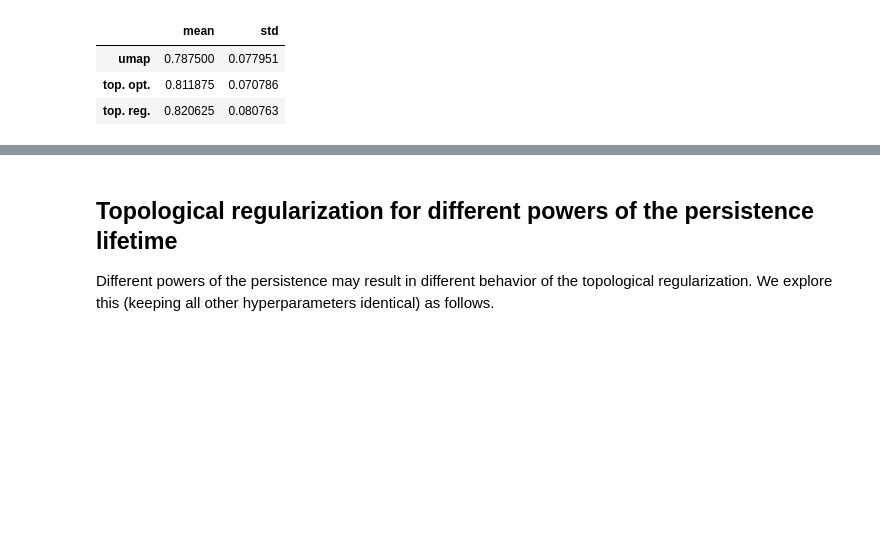
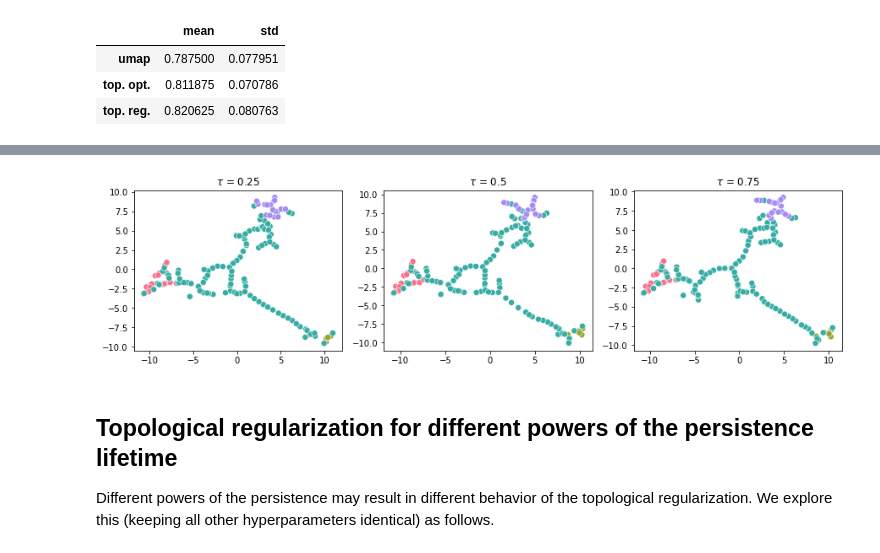
Before and after one commit to robinvndaele/topembedding, a Jupyter notebook: Experiments/CellBifurcating.ipynb, the cells around one changed output, grey strips where cells are left out. Cells and saved outputs as stored; diff of their text form; code cells hidden in the pictures; blank space fills up the shorter version.

Commit message:
final addition experiments with more hyperparameters

```diff
--- a/Experiments/CellBifurcating.ipynb
+++ b/Experiments/CellBifurcating.ipynb
@@ -237,0 +242,42 @@ pd.concat([pd.DataFrame({"mean":performances.mean(axis=0)}),
+# %%
+# Learning hyperparameters
+num_epochs = 100
+learning_rate = 1e-1
+
+# Conduct topological regularization for flare thresholds tau
+taus = [0.75, 0.5, 0.25] # note that tau (main paper) = 1 - tau (notebook)
+Y_taus = []
+
+for idx, tau in enumerate(taus):
+    # Construct topological loss function
+    def tau_top_loss(output):
+        # Loss for connectedness
+        dgminfo_connected = TopLayer(output)
+        loss_connected = ComponentPersistence(dgminfo_connected)
+
+        # Loss for flare
+        f = torch.norm(output - torch.mean(output, dim=0), dim=1)
+        f /= torch.max(f)
+        dgminfo_flare = TopLayer(output[f > tau,:])
+        loss_flare = -Component3Persistence(dgminfo_flare)
+
+        # Total loss
+        loss = lambda_top * (loss_connected + loss_flare)
+
+        return loss
+
+    # Conduct topological regularization
+    print("\033[1mConducting topologically regularized embedding for tau = " + str(1 - tau) + "\033[0m")
+    this_Y_tau, losses_tau = UMAP(data, top_loss=tau_top_loss, num_epochs=num_epochs,
+                                  learning_rate=learning_rate, random_state=42)
+    Y_taus.append(this_Y_tau)
+    print("\n")
+
+# View topologically regularized embeddings for different thresholds tau
+fig, ax = plt.subplots(1, 3, figsize=(15, 3.5))
+for idx, tau in enumerate(taus):
+    sns.scatterplot(x=Y_taus[idx][:,0], y=Y_taus[idx][:,1], s=50, hue=t, palette="husl", ax=ax[idx])
+    ax[idx].get_legend().remove()
+    ax[idx].set_title(r"$\tau$ = " + str(1 - tau))
+plt.show()
+# %% [output]
@@ -238,3 +301,4 @@ pd.concat([pd.DataFrame({"mean":performances.mean(axis=0)}),
+[figure, added]
 # %% [markdown]
 ## Topological regularization for different powers of the persistence lifetime
 Different powers of the persistence may result in different behavior of the topological regularization. We explore this (keeping all other hyperparameters identical) as follows.
```
Also changed, not shown: parts of 7 cells of this notebook, 3 other files.
